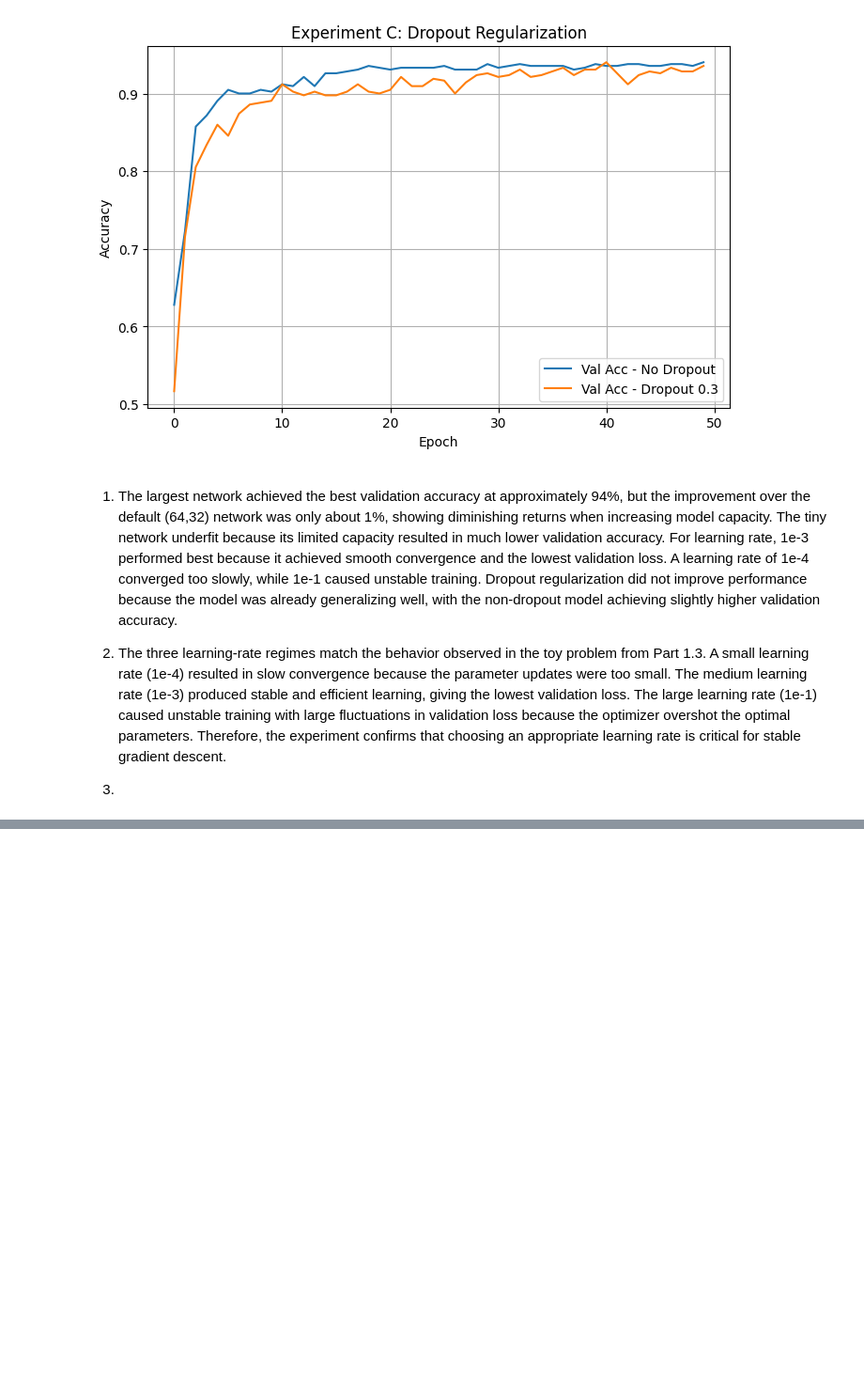
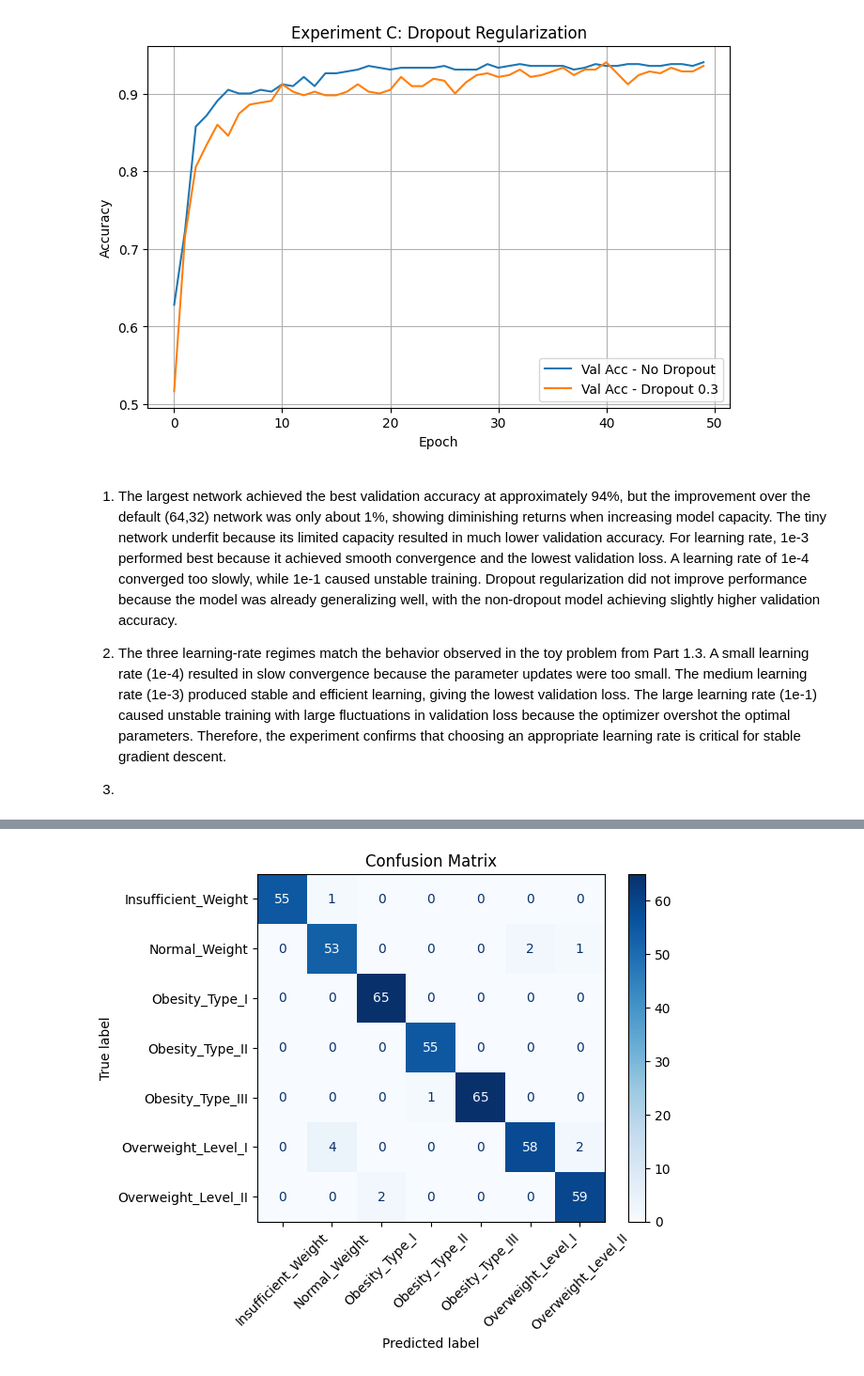
Before and after one commit to panindarkwah/Neural_NetworkLab---3, a Jupyter notebook: Lab_3.ipynb, the cells around one changed output, grey strips where cells are left out. Shown at 94% size. Cells and saved outputs as stored; diff of their text form; code cells hidden in the pictures; blank space fills up the shorter version.

```diff
--- a/Lab_3.ipynb
+++ b/Lab_3.ipynb
@@ -919,3 +919,85 @@ plt.show()
 2. The three learning-rate regimes match the behavior observed in the toy problem from Part 1.3. A small learning rate (1e-4) resulted in slow convergence because the parameter updates were too small. The medium learning rate (1e-3) produced stable and efficient learning, giving the lowest validation loss. The large learning rate (1e-1) caused unstable training with large fluctuations in validation loss because the optimizer overshot the optimal parameters. Therefore, the experiment confirms that choosing an appropriate learning rate is critical for stable gradient descent.
 
 3.
+# %%
+import torch
+import pandas as pd
+import matplotlib.pyplot as plt
+from sklearn.metrics import accuracy_score, f1_score, classification_report, ConfusionMatrixDisplay
+
+# Load the saved weights
+model.load_state_dict(torch.load("ffn_best.pt", map_location=DEVICE))
+
+# Move model to the correct device
+model.to(DEVICE)
+
+# Set evaluation mode
+model.eval()
+
+y_true = []
+y_pred = []
+
+with torch.no_grad():
+    for xb, yb in test_loader:
+        xb = xb.to(DEVICE)
+        logits = model(xb)
+        predictions = torch.argmax(logits, dim=1)
+
+        y_true.extend(yb.numpy())
+        y_pred.extend(predictions.cpu().numpy())
+
+# Calculate metrics
+test_accuracy = accuracy_score(y_true, y_pred)
+test_macro_f1 = f1_score(y_true, y_pred, average="macro")
+
+print(f"Test Accuracy: {test_accuracy:.4f}")
+print(f"Test Macro-F1: {test_macro_f1:.4f}")
+
+# Print classification report using the correct encoder name: label_encode
+print("\nClassification Report:")
+print(
+    classification_report(
+        y_true,
+        y_pred,
+        target_names=label_encode.classes_
+    )
+)
+
+# Display Confusion Matrix
+ConfusionMatrixDisplay.from_predictions(
+    y_true,
+    y_pred,
+    display_labels=label_encode.classes_,
+    xticks_rotation=45,
+    cmap="Blues"
+)
+plt.title("Confusion Matrix")
+plt.show()
+
+# Comparison Table
+comparison = pd.DataFrame({
+    "Model": [
+        "Random Forest",
+        "FeedForward Neural Network"
+    ],
+    "Test Accuracy": [
+        0.95,          # Replace with your Lab 2 result
+        test_accuracy
+    ],
+    "Macro-F1": [
+        0.94,          # Replace with your Lab 2 result
+        test_macro_f1
+    ],
+    "Training Time": [
+        "0.6 s",       # Replace with your Lab 2 result
+        "5.8 s"        # Replace with your NN training time
+    ],
+    "Parameters / Trees": [
+        "100 trees",   # Replace with your RF setting
+        total_params
+    ]
+})
+
+print("\nModel Comparison:")
+print(comparison)
+# %% [output]
@@ -921,0 +1021 @@ plt.show()
+[figure, added]
```
Also changed, not shown: parts of 2 cells of this notebook.
